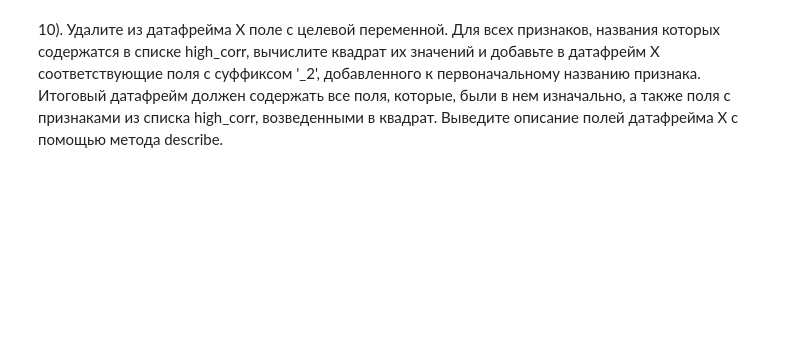
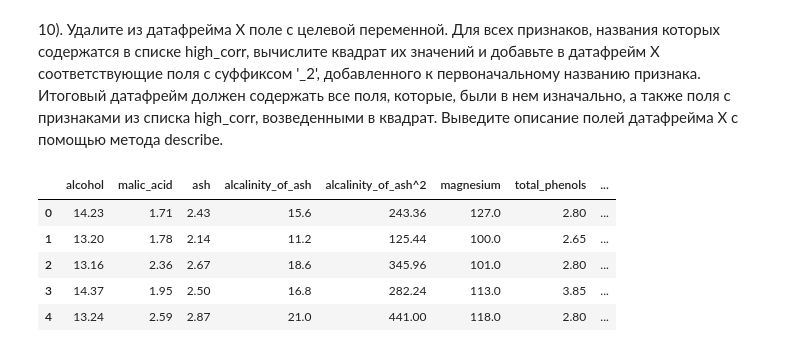
Before and after one commit to panzershracker/Python-for-DS, a Jupyter notebook: Les04.ipynb, the cells around one changed output. Drawn from its saved outputs; the diff is of its cells as text; code cells hidden in the pictures; blank space fills up the shorter version.

```diff
--- a/Les04.ipynb
+++ b/Les04.ipynb
@@ -533,5 +532,7 @@ plt.xticks(rotation=90)
 high_corr = X_corr.drop('target', axis=0)
 high_corr = high_corr.loc[np.abs(high_corr['target']) > 0.5]
 
+high_corr = list(high_corr.index)
+
 high_corr
 # %% [output]
@@ -545,2 +545,18 @@ high_corr
 # %% [markdown]
 10). Удалите из датафрейма X поле с целевой переменной. Для всех признаков, названия которых содержатся в списке high_corr, вычислите квадрат их значений и добавьте в датафрейм X соответствующие поля с суффиксом '_2', добавленного к первоначальному названию признака. Итоговый датафрейм должен содержать все поля, которые, были в нем изначально, а также поля с признаками из списка high_corr, возведенными в квадрат. Выведите описание полей датафрейма X с помощью метода describe.
+# %%
+X = X.drop('target', axis=1)
+# %%
+for col in X.columns:
+    if col in high_corr:
+        location = X.columns.get_loc(col)
+        X.insert(location + 1, col + '^2', X[col]**2)
+
+X.head()
+# %% [output]
+|  | alcohol | malic_acid | ash | alcalinity_of_ash | alcalinity_of_ash^2 | magnesium | total_phenols | ... |
+| 0 | 14.23 | 1.71 | 2.43 | 15.6 | 243.36 | 127.0 | 2.80 | ... |
+| 1 | 13.20 | 1.78 | 2.14 | 11.2 | 125.44 | 100.0 | 2.65 | ... |
+| 2 | 13.16 | 2.36 | 2.67 | 18.6 | 345.96 | 101.0 | 2.80 | ... |
+| 3 | 14.37 | 1.95 | 2.50 | 16.8 | 282.24 | 113.0 | 3.85 | ... |
+| 4 | 13.24 | 2.59 | 2.87 | 21.0 | 441.00 | 118.0 | 2.80 | ... |
```
Also changed, not shown: parts of 5 cells of this notebook.
